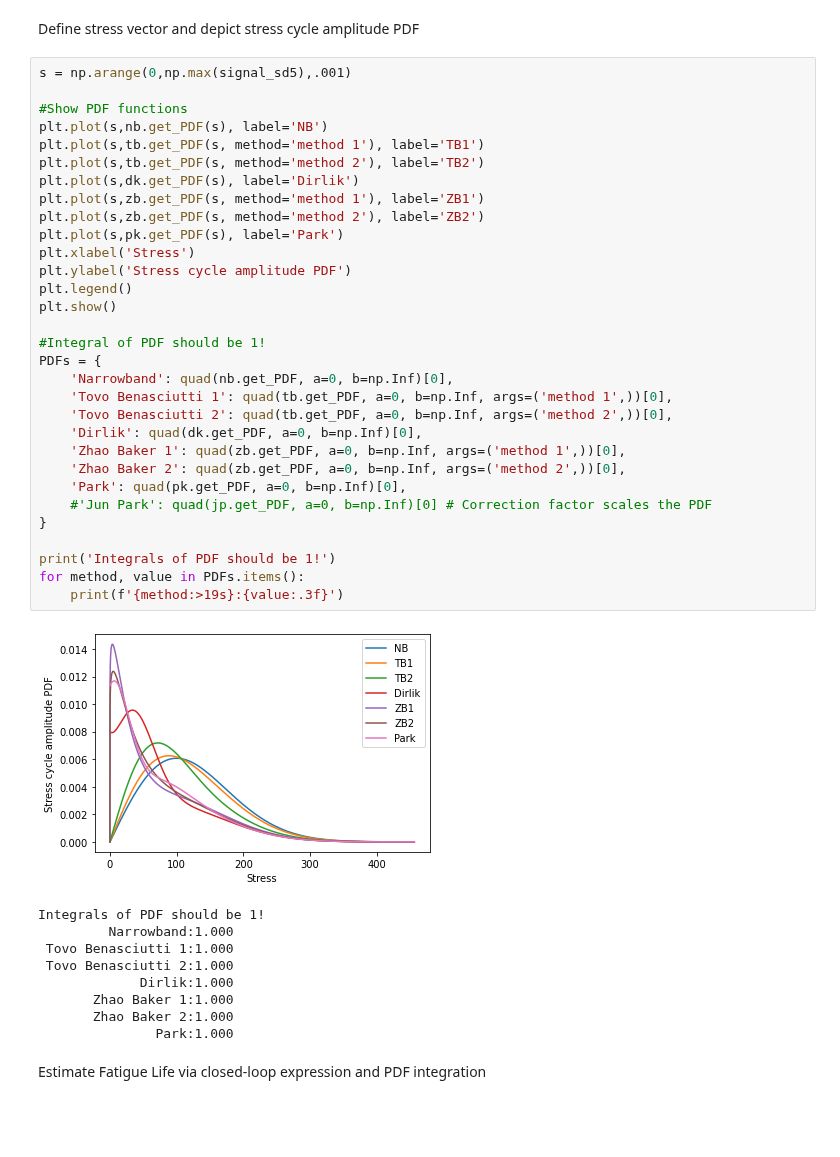
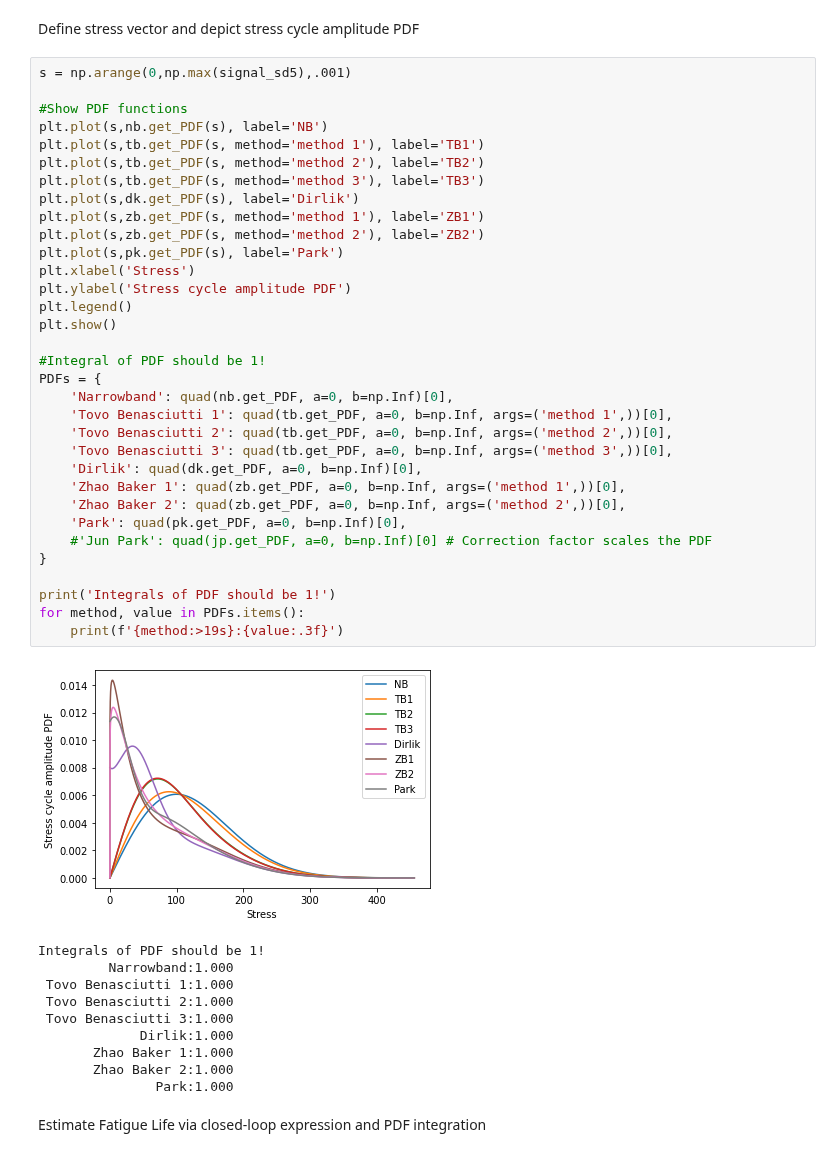
Before and after one commit to ladisk/FLife, a Jupyter notebook: FLife Showcase.ipynb, the cells around one changed output. Saved outputs shown, nothing was run; the diff lists cells and outputs as text; blank space fills up the shorter version.

Commit message:
added the TB3 method, in the showcase the Low 2014 was removed

```diff
--- a/FLife Showcase.ipynb
+++ b/FLife Showcase.ipynb
@@ -185,38 +184,41 @@ s = np.arange(0,np.max(signal_sd5),.001)
 
 #Show PDF functions
 plt.plot(s,nb.get_PDF(s), label='NB')
 plt.plot(s,tb.get_PDF(s, method='method 1'), label='TB1')
 plt.plot(s,tb.get_PDF(s, method='method 2'), label='TB2')
+plt.plot(s,tb.get_PDF(s, method='method 3'), label='TB3')
 plt.plot(s,dk.get_PDF(s), label='Dirlik')
 plt.plot(s,zb.get_PDF(s, method='method 1'), label='ZB1')
 plt.plot(s,zb.get_PDF(s, method='method 2'), label='ZB2')
 plt.plot(s,pk.get_PDF(s), label='Park')
 plt.xlabel('Stress')
 plt.ylabel('Stress cycle amplitude PDF')
 plt.legend()
 plt.show()
 
 #Integral of PDF should be 1!
 PDFs = {
     'Narrowband': quad(nb.get_PDF, a=0, b=np.Inf)[0],
     'Tovo Benasciutti 1': quad(tb.get_PDF, a=0, b=np.Inf, args=('method 1',))[0],
     'Tovo Benasciutti 2': quad(tb.get_PDF, a=0, b=np.Inf, args=('method 2',))[0],
+    'Tovo Benasciutti 3': quad(tb.get_PDF, a=0, b=np.Inf, args=('method 3',))[0],
     'Dirlik': quad(dk.get_PDF, a=0, b=np.Inf)[0],
     'Zhao Baker 1': quad(zb.get_PDF, a=0, b=np.Inf, args=('method 1',))[0],
     'Zhao Baker 2': quad(zb.get_PDF, a=0, b=np.Inf, args=('method 2',))[0],
     'Park': quad(pk.get_PDF, a=0, b=np.Inf)[0],
     #'Jun Park': quad(jp.get_PDF, a=0, b=np.Inf)[0] # Correction factor scales the PDF
 }
 
 print('Integrals of PDF should be 1!')
 for method, value in PDFs.items():
     print(f'{method:>19s}:{value:.3f}')
 # %% [output]
-[figure, old version]
+[figure, new version]
 Integrals of PDF should be 1!
          Narrowband:1.000
  Tovo Benasciutti 1:1.000
  Tovo Benasciutti 2:1.000
+ Tovo Benasciutti 3:1.000
              Dirlik:1.000
        Zhao Baker 1:1.000
        Zhao Baker 2:1.000
```
Also changed, not shown: parts of 2 cells of this notebook, 1 other file.
